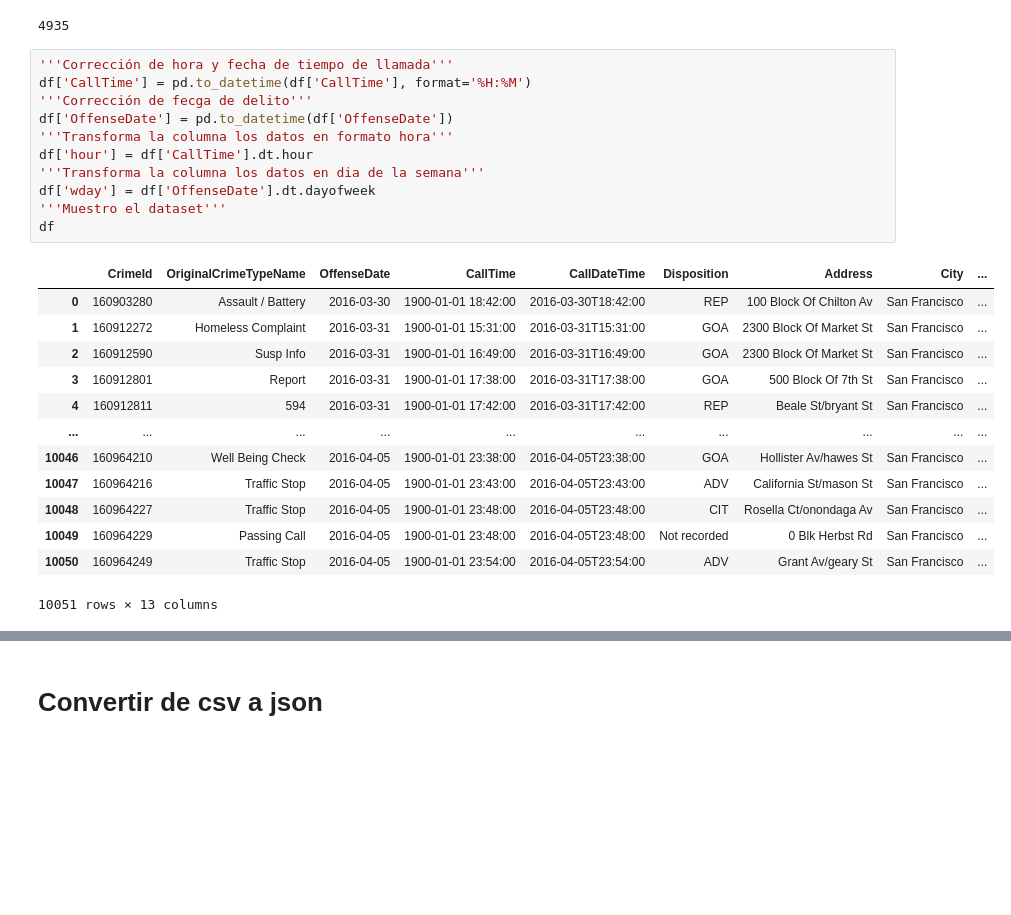
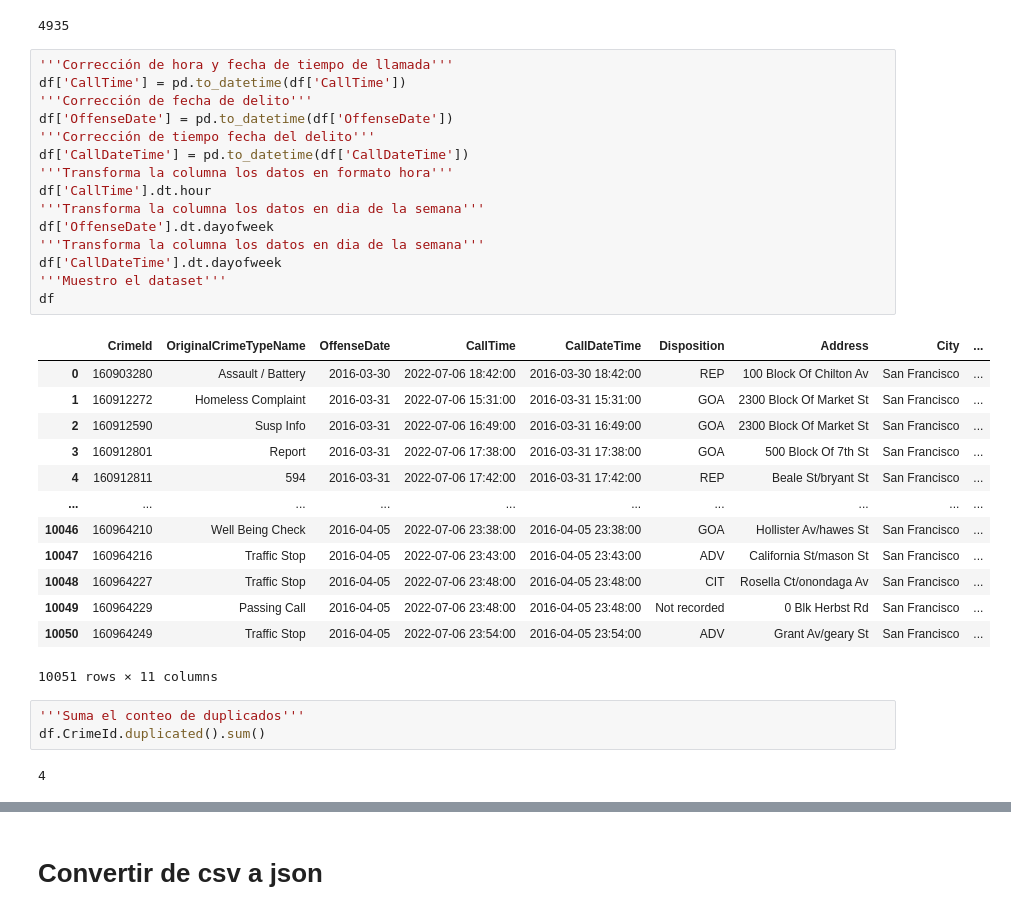
Before and after one commit to bsponce1/laboratorio2U2, a Jupyter notebook: [NRC_6292]_BryanPonce_La21Unidad2.ipynb, the cells around one changed output, grey strips where cells are left out. Cells and saved outputs as stored; diff of their text form; blank space fills up the shorter version.

```diff
--- a/[NRC_6292]_BryanPonce_La21Unidad2.ipynb
+++ b/[NRC_6292]_BryanPonce_La21Unidad2.ipynb
@@ -101,26 +96,35 @@ df.CallDateTime.duplicated().sum()
 4935
 # %%
 '''Corrección de hora y fecha de tiempo de llamada'''
-df['CallTime'] = pd.to_datetime(df['CallTime'], format='%H:%M')
-'''Corrección de fecga de delito'''
+df['CallTime'] = pd.to_datetime(df['CallTime'])
+'''Corrección de fecha de delito'''
 df['OffenseDate'] = pd.to_datetime(df['OffenseDate'])
+'''Corrección de tiempo fecha del delito'''
+df['CallDateTime'] = pd.to_datetime(df['CallDateTime'])
 '''Transforma la columna los datos en formato hora'''
-df['hour'] = df['CallTime'].dt.hour
+df['CallTime'].dt.hour
 '''Transforma la columna los datos en dia de la semana'''
-df['wday'] = df['OffenseDate'].dt.dayofweek
+df['OffenseDate'].dt.dayofweek
+'''Transforma la columna los datos en dia de la semana'''
+df['CallDateTime'].dt.dayofweek
 '''Muestro el dataset'''
 df
 # %% [output]
 |  | CrimeId | OriginalCrimeTypeName | OffenseDate | CallTime | CallDateTime | Disposition | Address | City | ... |
-| 0 | 160903280 | Assault / Battery | 2016-03-30 | 1900-01-01 18:42:00 | 2016-03-30T18:42:00 | REP | 100 Block Of Chilton Av | San Francisco | ... |
-| 1 | 160912272 | Homeless Complaint | 2016-03-31 | 1900-01-01 15:31:00 | 2016-03-31T15:31:00 | GOA | 2300 Block Of Market St | San Francisco | ... |
-| 2 | 160912590 | Susp Info | 2016-03-31 | 1900-01-01 16:49:00 | 2016-03-31T16:49:00 | GOA | 2300 Block Of Market St | San Francisco | ... |
-| 3 | 160912801 | Report | 2016-03-31 | 1900-01-01 17:38:00 | 2016-03-31T17:38:00 | GOA | 500 Block Of 7th St | San Francisco | ... |
-| 4 | 160912811 | 594 | 2016-03-31 | 1900-01-01 17:42:00 | 2016-03-31T17:42:00 | REP | Beale St/bryant St | San Francisco | ... |
+| 0 | 160903280 | Assault / Battery | 2016-03-30 | 2022-07-06 18:42:00 | 2016-03-30 18:42:00 | REP | 100 Block Of Chilton Av | San Francisco | ... |
+| 1 | 160912272 | Homeless Complaint | 2016-03-31 | 2022-07-06 15:31:00 | 2016-03-31 15:31:00 | GOA | 2300 Block Of Market St | San Francisco | ... |
+| 2 | 160912590 | Susp Info | 2016-03-31 | 2022-07-06 16:49:00 | 2016-03-31 16:49:00 | GOA | 2300 Block Of Market St | San Francisco | ... |
+| 3 | 160912801 | Report | 2016-03-31 | 2022-07-06 17:38:00 | 2016-03-31 17:38:00 | GOA | 500 Block Of 7th St | San Francisco | ... |
+| 4 | 160912811 | 594 | 2016-03-31 | 2022-07-06 17:42:00 | 2016-03-31 17:42:00 | REP | Beale St/bryant St | San Francisco | ... |
 | ... | ... | ... | ... | ... | ... | ... | ... | ... | ... |
-| 10046 | 160964210 | Well Being Check | 2016-04-05 | 1900-01-01 23:38:00 | 2016-04-05T23:38:00 | GOA | Hollister Av/hawes St | San Francisco | ... |
-| 10047 | 160964216 | Traffic Stop | 2016-04-05 | 1900-01-01 23:43:00 | 2016-04-05T23:43:00 | ADV | California St/mason St | San Francisco | ... |
-| 10048 | 160964227 | Traffic Stop | 2016-04-05 | 1900-01-01 23:48:00 | 2016-04-05T23:48:00 | CIT | Rosella Ct/onondaga Av | San Francisco | ... |
-| 10049 | 160964229 | Passing Call | 2016-04-05 | 1900-01-01 23:48:00 | 2016-04-05T23:48:00 | Not recorded | 0 Blk Herbst Rd | San Francisco | ... |
-| 10050 | 160964249 | Traffic Stop | 2016-04-05 | 1900-01-01 23:54:00 | 2016-04-05T23:54:00 | ADV | Grant Av/geary St | San Francisco | ... |
+| 10046 | 160964210 | Well Being Check | 2016-04-05 | 2022-07-06 23:38:00 | 2016-04-05 23:38:00 | GOA | Hollister Av/hawes St | San Francisco | ... |
+| 10047 | 160964216 | Traffic Stop | 2016-04-05 | 2022-07-06 23:43:00 | 2016-04-05 23:43:00 | ADV | California St/mason St | San Francisco | ... |
+| 10048 | 160964227 | Traffic Stop | 2016-04-05 | 2022-07-06 23:48:00 | 2016-04-05 23:48:00 | CIT | Rosella Ct/onondaga Av | San Francisco | ... |
+| 10049 | 160964229 | Passing Call | 2016-04-05 | 2022-07-06 23:48:00 | 2016-04-05 23:48:00 | Not recorded | 0 Blk Herbst Rd | San Francisco | ... |
+| 10050 | 160964249 | Traffic Stop | 2016-04-05 | 2022-07-06 23:54:00 | 2016-04-05 23:54:00 | ADV | Grant Av/geary St | San Francisco | ... |
-10051 rows × 13 columns
+10051 rows × 11 columns
+# %%
+'''Suma el conteo de duplicados'''
+df.CrimeId.duplicated().sum()
+# %% [output]
+4
```
Also changed, not shown: parts of 4 cells of this notebook, 1 other file.
